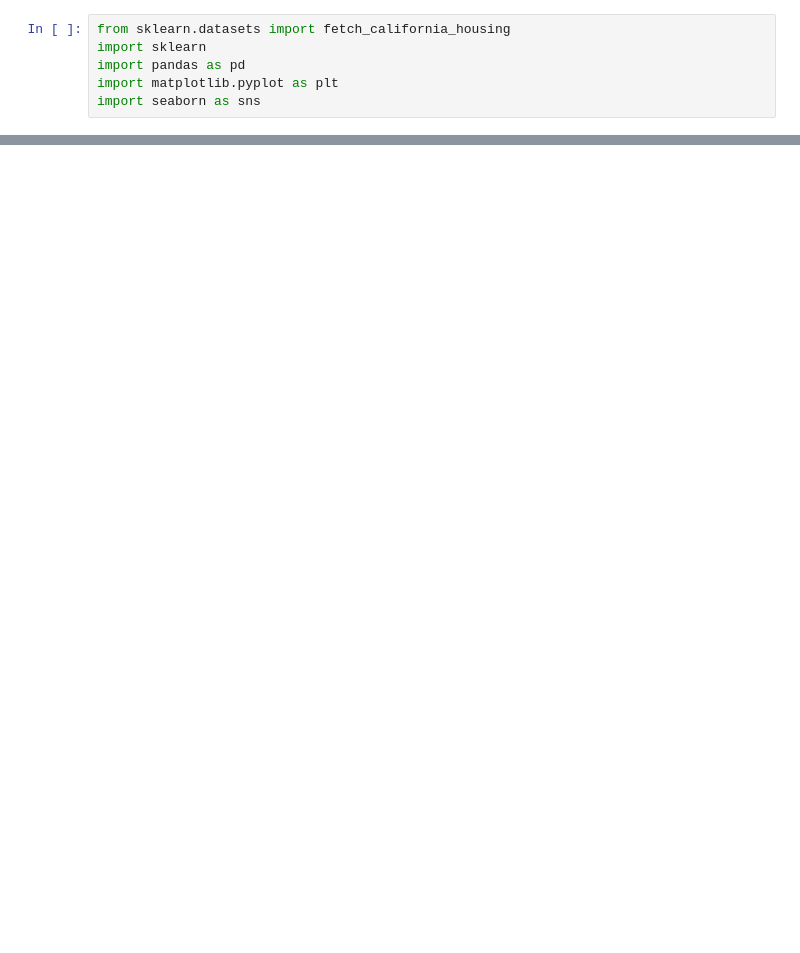
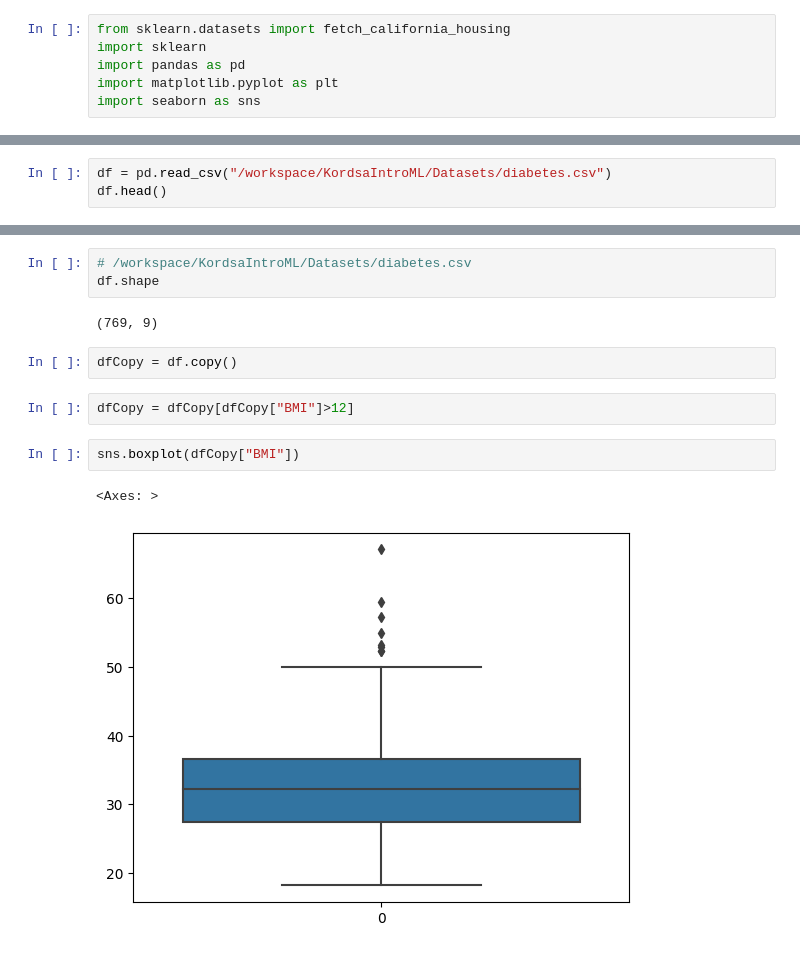
Before and after one commit to ibrahimediz/KordsaIntroML, a Jupyter notebook: Exercises/Cevaplar/outlier.ipynb, the cells around one changed output, grey strips where cells are left out. Cells and saved outputs as stored; diff of their text form; blank space fills up the shorter version.

```diff
--- a/Exercises/Cevaplar/outlier.ipynb
+++ b/Exercises/Cevaplar/outlier.ipynb
@@ -51,0 +7,3 @@ Name: 5161, dtype: float64
+# %%
+df = pd.read_csv("/workspace/KordsaIntroML/Datasets/diabetes.csv")
+df.head()
@@ -51,0 +17,14 @@ Name: 5161, dtype: float64
+# %%
+# /workspace/KordsaIntroML/Datasets/diabetes.csv
+df.shape
+# %% [output]
+(769, 9)
+# %%
+dfCopy = df.copy()
+# %%
+dfCopy = dfCopy[dfCopy["BMI"]>12]
+# %%
+sns.boxplot(dfCopy["BMI"])
+# %% [output]
+<Axes: >
+[figure, added]
```
Also changed, not shown: parts of 29 cells of this notebook, 10 other files.
